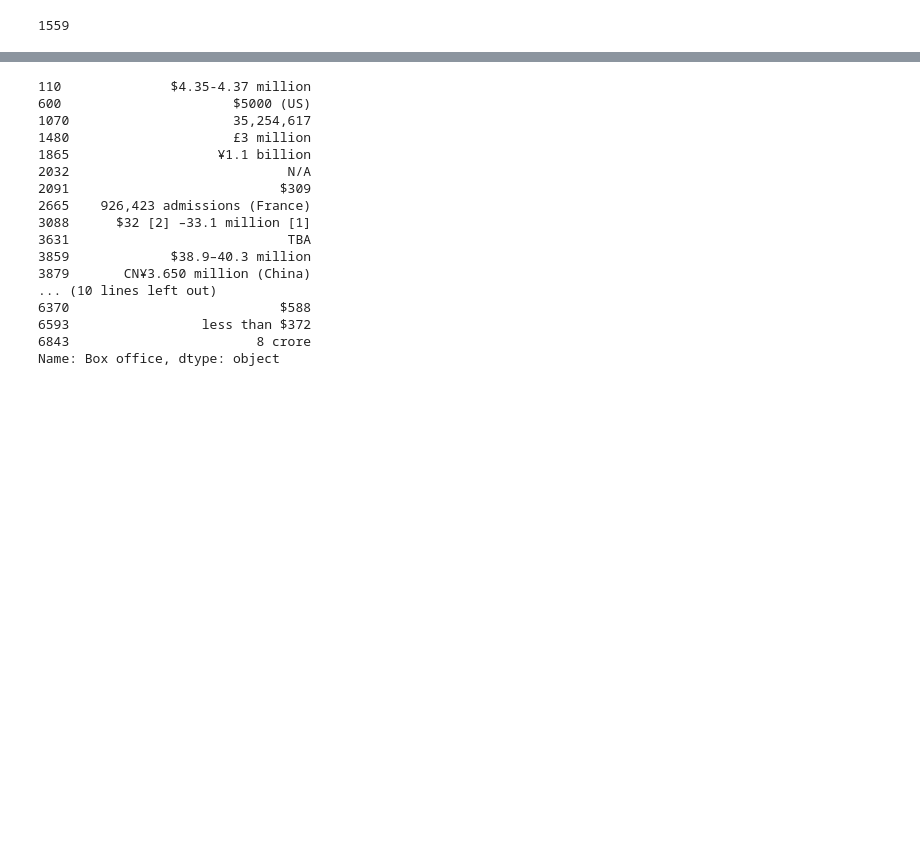
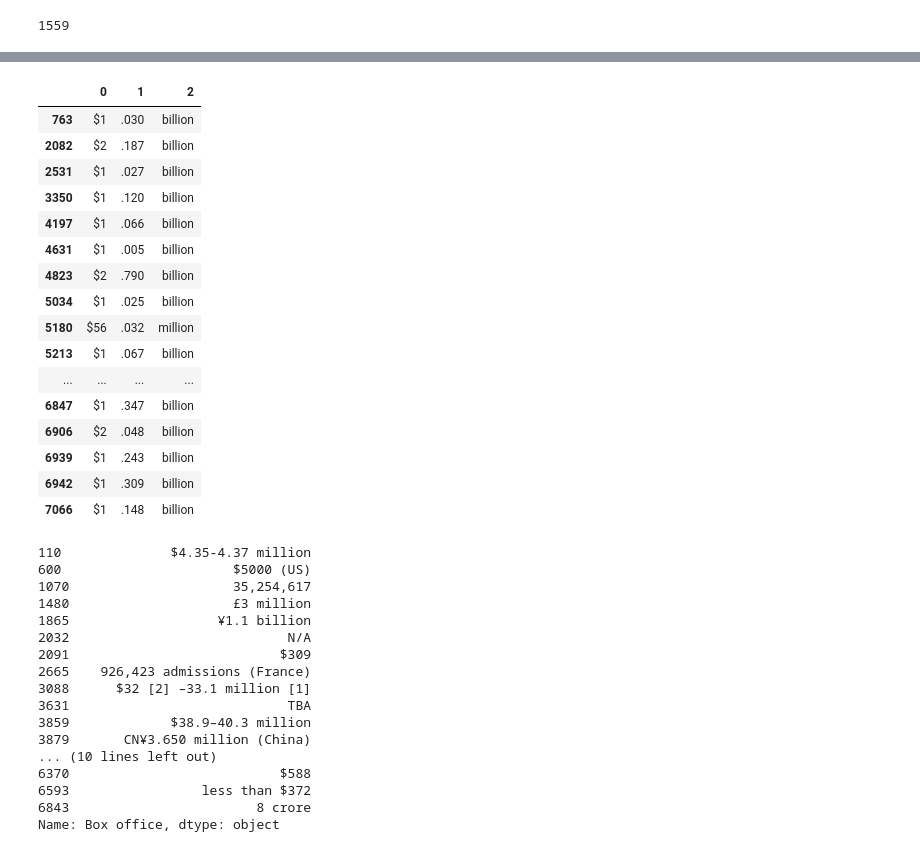
Before and after one commit to ethiry99/HW8_Movies_ETL, a Jupyter notebook: Movies_ETL.ipynb, the cells around one changed output, grey strips where cells are left out. Cells and saved outputs as stored; diff of their text form; code cells hidden in the pictures; blank space fills up the shorter version.

```diff
--- a/Movies_ETL.ipynb
+++ b/Movies_ETL.ipynb
@@ -417,6 +418,8 @@ form_two = r'\$\s*\d{1,3}(?:[,\.]\d{3})+(?!\s[mb]illion)'
 box_office.str.contains(form_two, flags=re.IGNORECASE, na=False).sum()
 # %% [output]
 1559
+# %%
+form_three = r'(\$\s*\d{1,3})([,\.]\d{3})+(\s[mb]illion)'
 # %%
 matches_form_one = box_office.str.contains(form_one, flags=re.IGNORECASE, na=False)
 matches_form_two = box_office.str.contains(form_two, flags=re.IGNORECASE, na=False)
@@ -423,3 +441,23 @@ matches_form_two = box_office.str.contains(form_two, flags=re.IGNORECASE, na=Fal
+# %%
+box_office.str.extract(form_three).dropna()
+# %% [output]
+|  | 0 | 1 | 2 |
+| 763 | $1 | .030 | billion |
+| 2082 | $2 | .187 | billion |
+| 2531 | $1 | .027 | billion |
+| 3350 | $1 | .120 | billion |
+| 4197 | $1 | .066 | billion |
+| 4631 | $1 | .005 | billion |
+| 4823 | $2 | .790 | billion |
+| 5034 | $1 | .025 | billion |
+| 5180 | $56 | .032 | million |
+| 5213 | $1 | .067 | billion |
+| ... | ... | ... | ... |
+| 6847 | $1 | .347 | billion |
+| 6906 | $2 | .048 | billion |
+| 6939 | $1 | .243 | billion |
+| 6942 | $1 | .309 | billion |
+| 7066 | $1 | .148 | billion |
 # %%
 # this will throw an error!
 box_office[~matches_form_one & ~matches_form_two]
```
Also changed, not shown: parts of 5 cells of this notebook, 6 other files.
